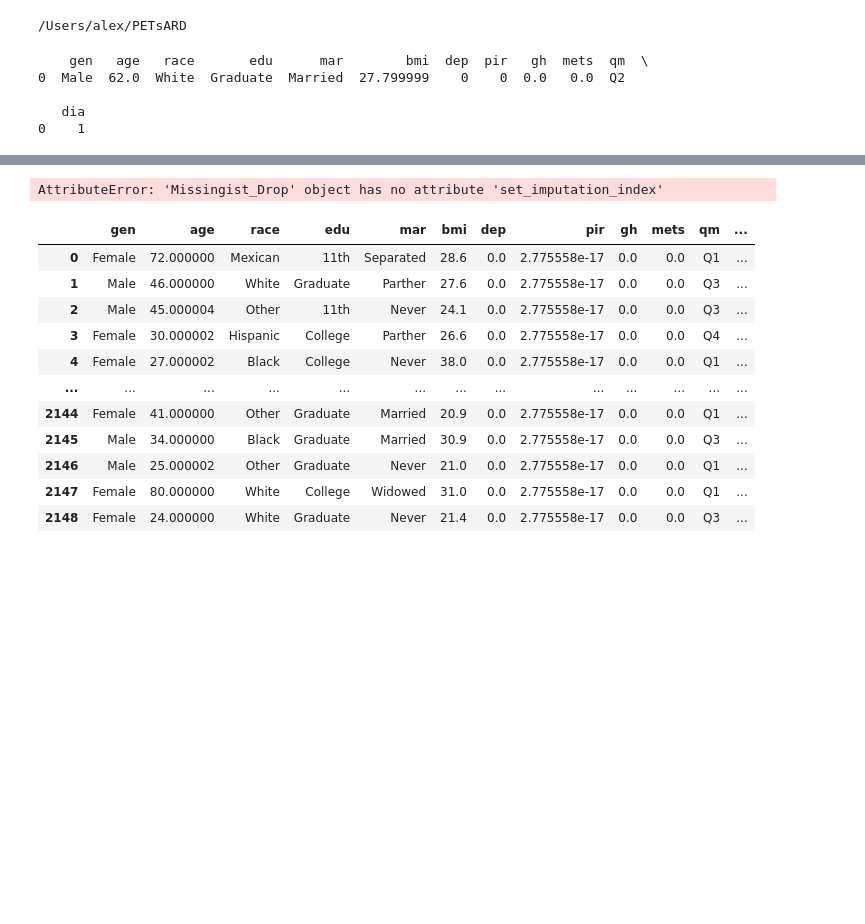
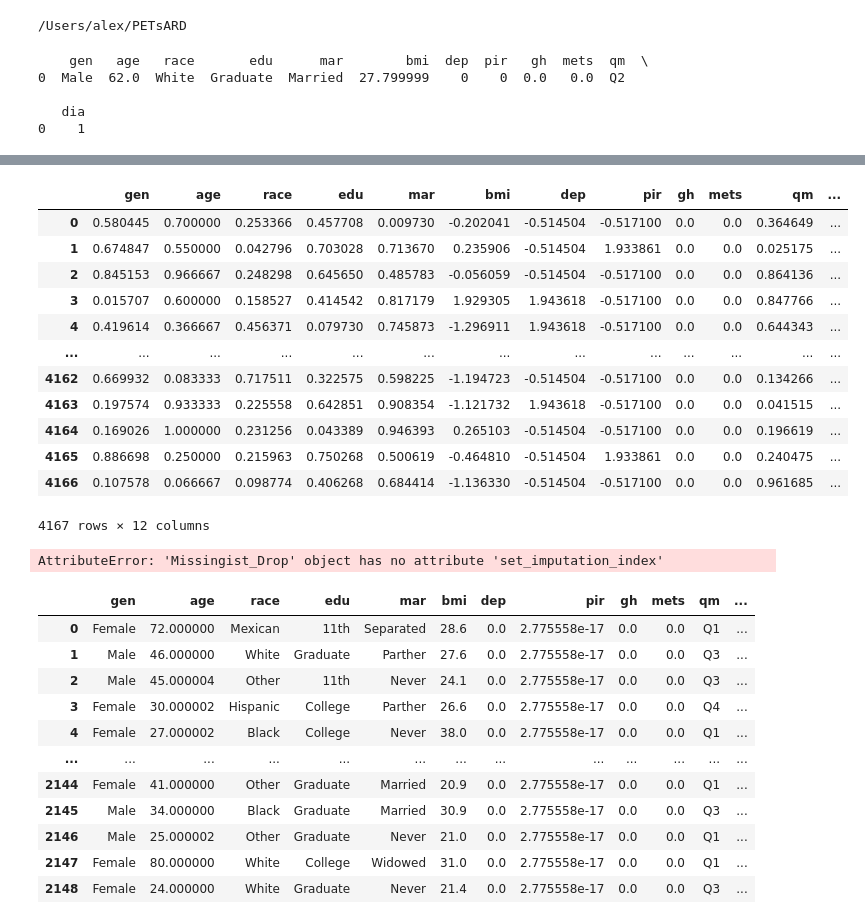
Before and after one commit to nics-tw/petsard, a Jupyter notebook: demo/AlexTest.ipynb, the cells around one changed output, grey strips where cells are left out. Saved outputs shown, nothing was run; the diff lists cells and outputs as text; code cells hidden in the pictures; blank space fills up the shorter version.

```diff
--- a/demo/AlexTest.ipynb
+++ b/demo/AlexTest.ipynb
@@ -100,5 +102,21 @@ pm.fit(df)
 # %%
 df_transformed = pm.transform(df)
+# %%
+df_transformed
+# %% [output]
+|  | gen | age | race | edu | mar | bmi | dep | pir | gh | mets | qm | ... |
+| 0 | 0.580445 | 0.700000 | 0.253366 | 0.457708 | 0.009730 | -0.202041 | -0.514504 | -0.517100 | 0.0 | 0.0 | 0.364649 | ... |
+| 1 | 0.674847 | 0.550000 | 0.042796 | 0.703028 | 0.713670 | 0.235906 | -0.514504 | 1.933861 | 0.0 | 0.0 | 0.025175 | ... |
+| 2 | 0.845153 | 0.966667 | 0.248298 | 0.645650 | 0.485783 | -0.056059 | -0.514504 | -0.517100 | 0.0 | 0.0 | 0.864136 | ... |
+| 3 | 0.015707 | 0.600000 | 0.158527 | 0.414542 | 0.817179 | 1.929305 | 1.943618 | -0.517100 | 0.0 | 0.0 | 0.847766 | ... |
+| 4 | 0.419614 | 0.366667 | 0.456371 | 0.079730 | 0.745873 | -1.296911 | 1.943618 | -0.517100 | 0.0 | 0.0 | 0.644343 | ... |
+| ... | ... | ... | ... | ... | ... | ... | ... | ... | ... | ... | ... | ... |
+| 4162 | 0.669932 | 0.083333 | 0.717511 | 0.322575 | 0.598225 | -1.194723 | -0.514504 | -0.517100 | 0.0 | 0.0 | 0.134266 | ... |
+| 4163 | 0.197574 | 0.933333 | 0.225558 | 0.642851 | 0.908354 | -1.121732 | 1.943618 | -0.517100 | 0.0 | 0.0 | 0.041515 | ... |
+| 4164 | 0.169026 | 1.000000 | 0.231256 | 0.043389 | 0.946393 | 0.265103 | -0.514504 | -0.517100 | 0.0 | 0.0 | 0.196619 | ... |
+| 4165 | 0.886698 | 0.250000 | 0.215963 | 0.750268 | 0.500619 | -0.464810 | -0.514504 | 1.933861 | 0.0 | 0.0 | 0.240475 | ... |
+| 4166 | 0.107578 | 0.066667 | 0.098774 | 0.406268 | 0.684414 | -1.136330 | -0.514504 | -0.517100 | 0.0 | 0.0 | 0.961685 | ... |
+4167 rows × 12 columns
 # %%
 df_inverse = pm.inverse_transform(df_transformed)
 # %% [output]
```
Also changed, not shown: parts of 3 cells of this notebook, 5 other files.
